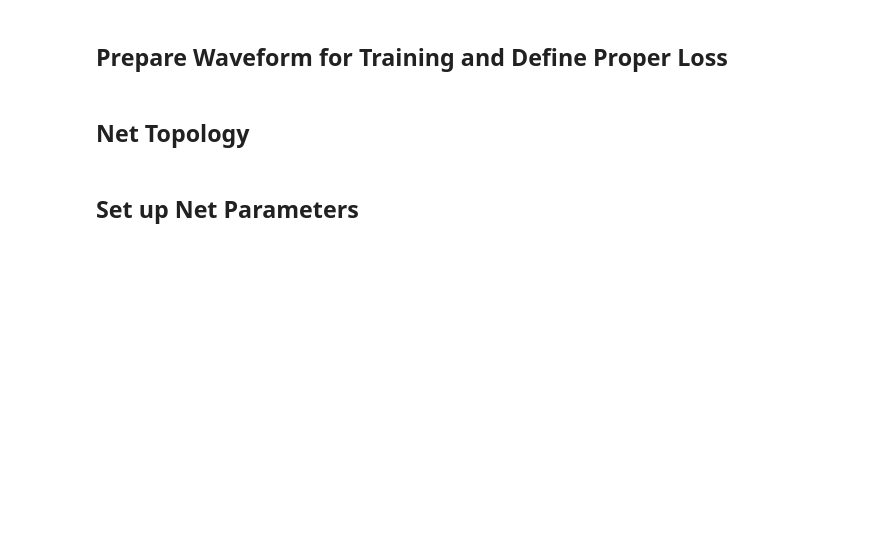
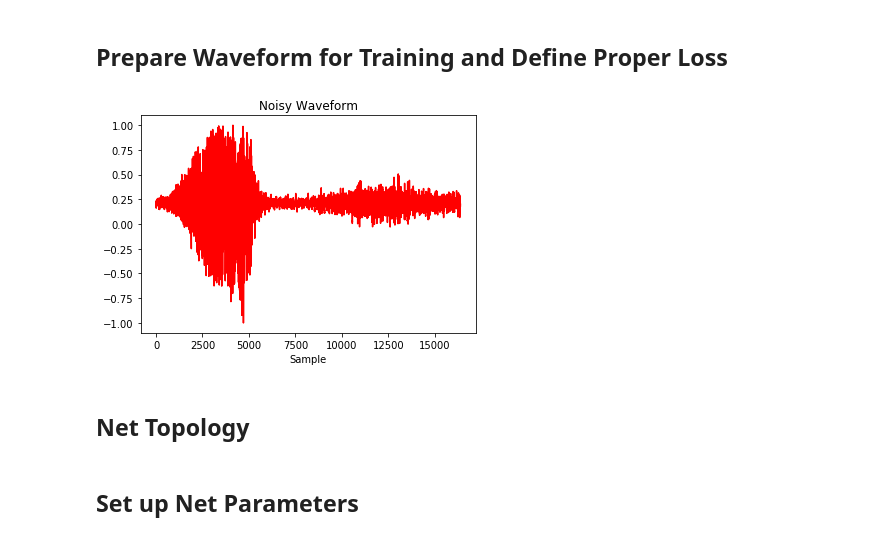
Before and after one commit to Sriram-Ravula/Sine_DIP, a Jupyter notebook: audio-testing.ipynb, the cells around one changed output. Drawn from its saved outputs; the diff is of its cells as text; code cells hidden in the pictures; blank space fills up the shorter version.

```diff
--- a/audio-testing.ipynb
+++ b/audio-testing.ipynb
@@ -174,12 +174,21 @@ POWER:  [7160545.36303711]
 # %%
 if scaled:
     y = scale(y0, MINS, MAXES)
 else:
     y = normalise(y0, MU, SIGMA)
+
+plt.figure()
+plt.plot(range(0, WAVE_LEN), y, color='r')
+plt.xlabel("Sample")
+plt.title("Noisy Waveform")
+plt.show()
+
 y = torch.Tensor(y)
 y = Variable(y.type(dtype))
 
 mse = torch.nn.MSELoss().type(dtype)
+# %% [output]
+[figure, added]
 # %% [markdown]
 ## Net Topology
 # %%
```
Also changed, not shown: parts of 9 cells of this notebook, 1 other file.
